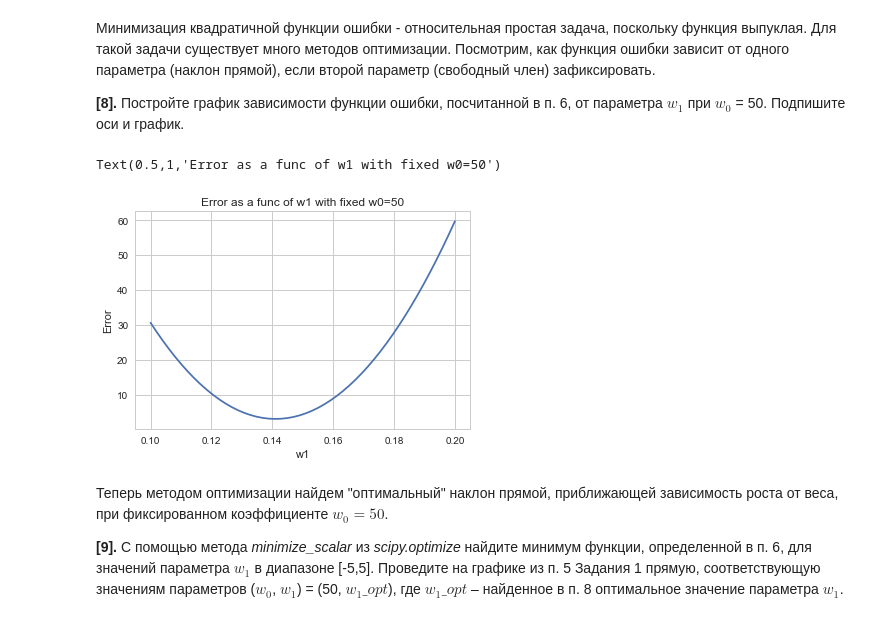
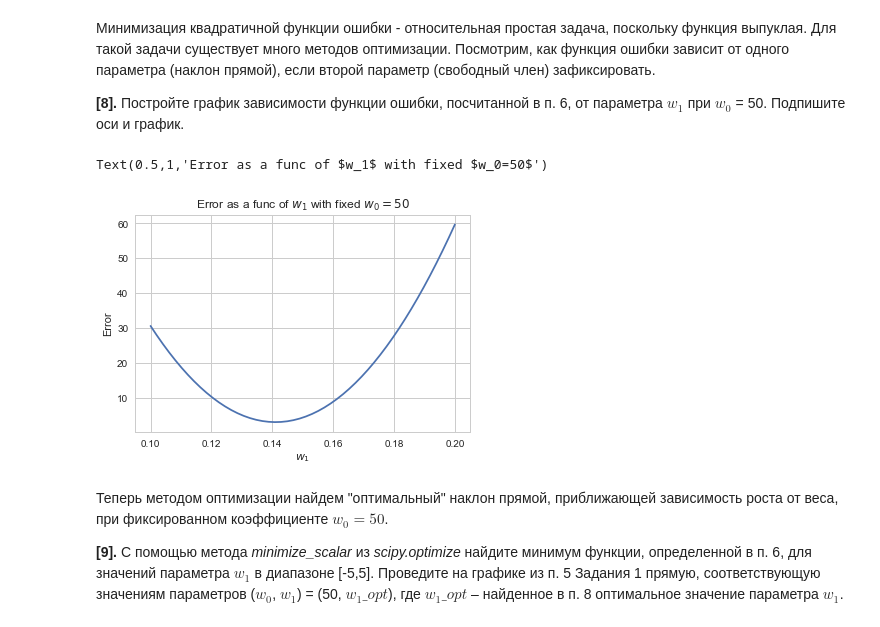
Before and after one commit to pkuderov/mlda-course, a Jupyter notebook: 02. supervised-learning/01. w1a_linreg_height_weight.ipynb, the cells around one changed output. Saved outputs shown, nothing was run; the diff lists cells and outputs as text; code cells hidden in the pictures.

```diff
--- a/02. supervised-learning/01. w1a_linreg_height_weight.ipynb
+++ b/02. supervised-learning/01. w1a_linreg_height_weight.ipynb
@@ -195,15 +195,15 @@ draw_linreg_plot(ws)
 # %%
 w1s = np.linspace(.1, .2)
 ys = [get_error2(50.0, w1) for w1 in w1s]
 
 fig, ax = plt.subplots(1, 1)
 ax.plot(w1s, ys)
-ax.set_xlabel('w1')
+ax.set_xlabel('$w_1$')
 ax.set_ylabel('Error')
-plt.title('Error as a func of w1 with fixed w0=50')
+plt.title('Error as a func of $w_1$ with fixed $w_0=50$')
 # %% [output]
-Text(0.5,1,'Error as a func of w1 with fixed w0=50')
+Text(0.5,1,'Error as a func of $w_1$ with fixed $w_0=50$')
-[figure, old version]
+[figure, new version]
 # %% [markdown]
 Теперь методом оптимизации найдем "оптимальный" наклон прямой, приближающей зависимость роста от веса, при фиксированном коэффициенте $w_0 = 50$.
 
```
Also changed, not shown: parts of 1 cell of this notebook, 4 other files.
